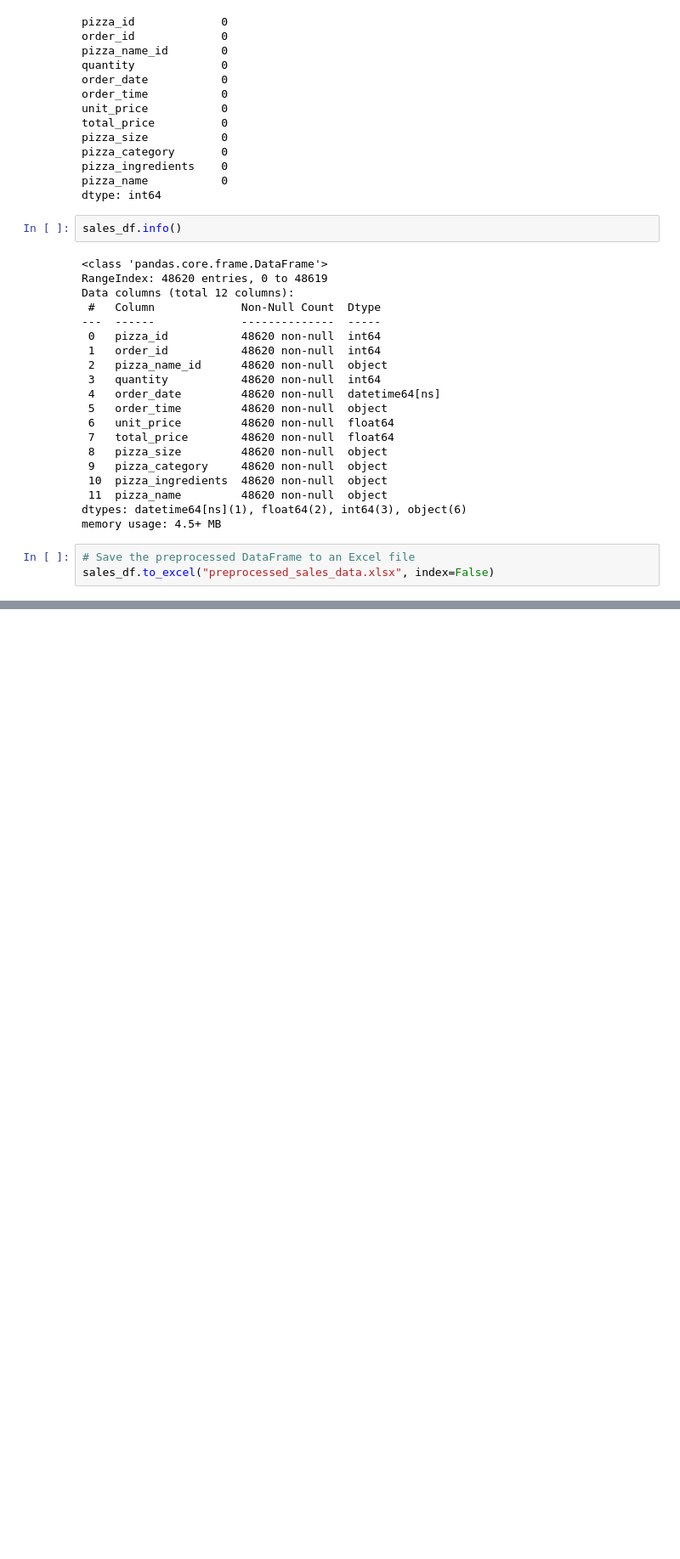
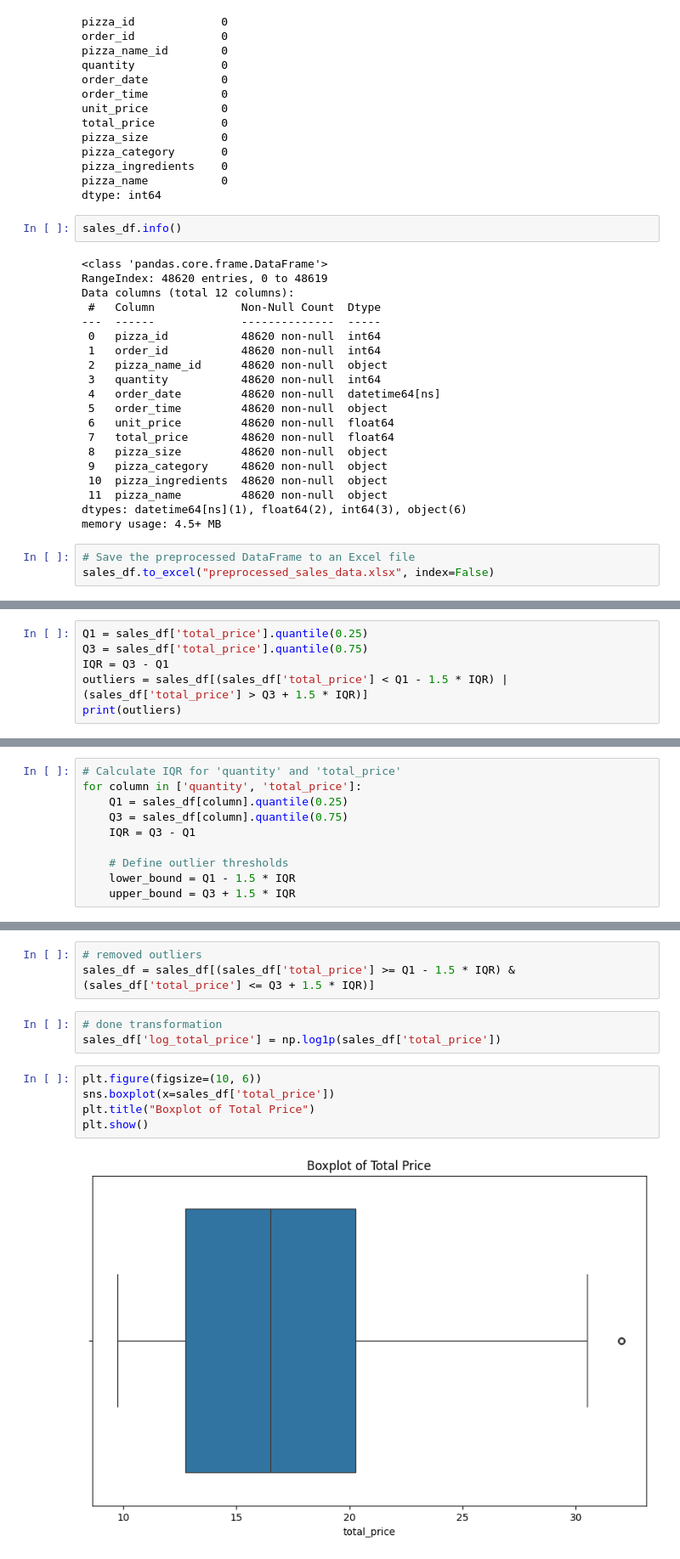
Before and after one commit to Nagasuruthi-R/Dominos_time_forecasting_prj, a Jupyter notebook: cleaning_datasets.ipynb, the cells around one changed output, grey strips where cells are left out. Shown: that part at 85% size. Drawn from its saved outputs; the diff is of its cells as text; blank space fills up the shorter version.

```diff
--- a/cleaning_datasets.ipynb
+++ b/cleaning_datasets.ipynb
@@ -276,0 +283,6 @@ sales_df.to_excel("preprocessed_sales_data.xlsx", index=False)
+# %%
+Q1 = sales_df['total_price'].quantile(0.25)
+Q3 = sales_df['total_price'].quantile(0.75)
+IQR = Q3 - Q1
+outliers = sales_df[(sales_df['total_price'] < Q1 - 1.5 * IQR) | (sales_df['total_price'] > Q3 + 1.5 * IQR)]
+print(outliers)
@@ -276,0 +307,10 @@ sales_df.to_excel("preprocessed_sales_data.xlsx", index=False)
+# %%
+# Calculate IQR for 'quantity' and 'total_price'
+for column in ['quantity', 'total_price']:
+    Q1 = sales_df[column].quantile(0.25)
+    Q3 = sales_df[column].quantile(0.75)
+    IQR = Q3 - Q1
+
+    # Define outlier thresholds
+    lower_bound = Q1 - 1.5 * IQR
+    upper_bound = Q3 + 1.5 * IQR
@@ -276,0 +365,13 @@ sales_df.to_excel("preprocessed_sales_data.xlsx", index=False)
+# %%
+# removed outliers
+sales_df = sales_df[(sales_df['total_price'] >= Q1 - 1.5 * IQR) & (sales_df['total_price'] <= Q3 + 1.5 * IQR)]
+# %%
+# done transformation
+sales_df['log_total_price'] = np.log1p(sales_df['total_price'])
+# %%
+plt.figure(figsize=(10, 6))
+sns.boxplot(x=sales_df['total_price'])
+plt.title("Boxplot of Total Price")
+plt.show()
+# %% [output]
+[figure, added]
```
Also changed, not shown: parts of 13 cells of this notebook, 2 other files.
